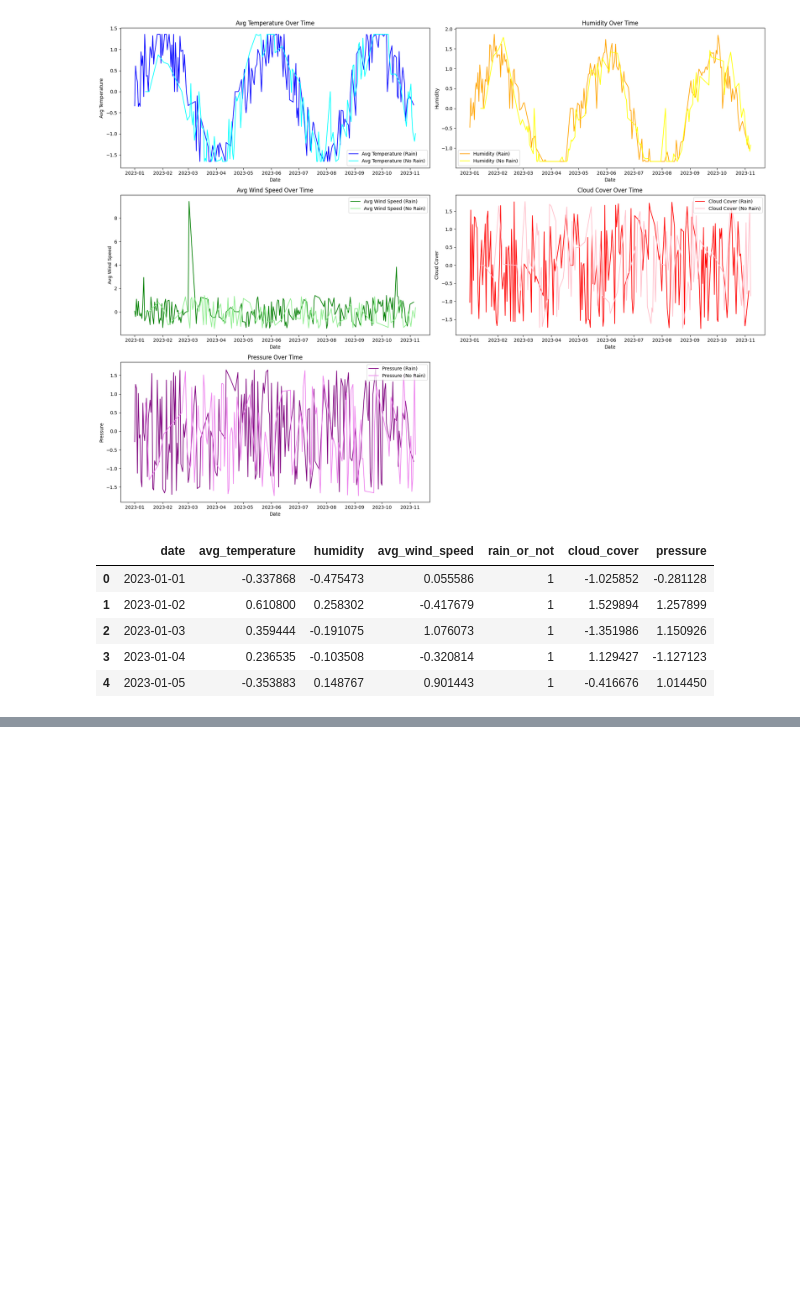
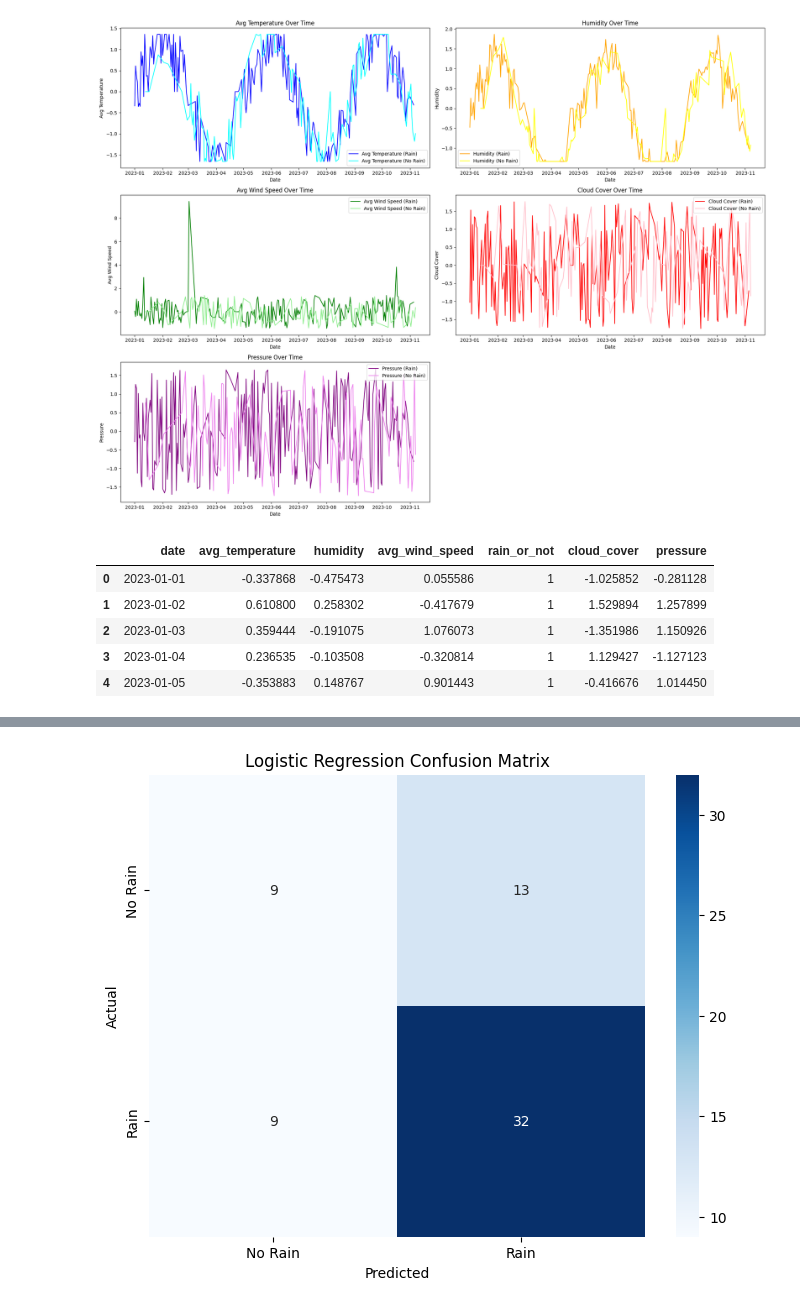
Before and after one commit to rivindu-ashinsa/Intellihack_OutliearRejects_Task1, a Jupyter notebook: Untitled.ipynb, the cells around one changed output, grey strips where cells are left out. Cells and saved outputs as stored; diff of their text form; code cells hidden in the pictures; blank space fills up the shorter version.

Commit message:
model selection

```diff
--- a/Untitled.ipynb
+++ b/Untitled.ipynb
@@ -343,0 +355,94 @@ df_with_date.head()
+# %%
+
+from sklearn.model_selection import train_test_split, cross_val_score, GridSearchCV
+from sklearn.metrics import accuracy_score, classification_report, confusion_matrix
+from sklearn.linear_model import LogisticRegression
+from sklearn.ensemble import RandomForestClassifier
+from sklearn.svm import SVC
+from sklearn.tree import DecisionTreeClassifier
+from sklearn.neighbors import KNeighborsClassifier
+from sklearn.naive_bayes import GaussianNB
+from sklearn.ensemble import GradientBoostingClassifier
+from sklearn.ensemble import AdaBoostClassifier
+from sklearn.ensemble import BaggingClassifier
+from sklearn.ensemble import ExtraTreesClassifier
+from sklearn.ensemble import VotingClassifier
+from sklearn.ensemble import StackingClassifier
+from sklearn.metrics import f1_score
+
+X = df_processed.drop('rain_or_not', axis=1)
+y = df_processed['rain_or_not']
+
+X_train, X_test, y_train, y_test = train_test_split(X, y, test_size=0.2, random_state=42)
+
+models = [
+    ('Logistic Regression', LogisticRegression()),
+    ('Random Forest', RandomForestClassifier()),
+    ('SVM', SVC()),
+    ('Decision Tree', DecisionTreeClassifier()),
+    ('KNN', KNeighborsClassifier()),
+    ('Naive Bayes', GaussianNB()),
+    ('Gradient Boosting', GradientBoostingClassifier()),
+    ('AdaBoost', AdaBoostClassifier()),
+    ('Bagging', BaggingClassifier()),
+    ('Extra Trees', ExtraTreesClassifier())
+]
+
+# for name, model in models:
+#     model.fit(X_train, y_train)
+#     y_pred = model.predict(X_test)
+#     print(f'{name} F1 Score: {f1_score(y_test, y_pred)}')
+
+
+param_grid = {
+    'Logistic Regression': {'C': [0.1, 1, 10]},
+    'Random Forest': {'n_estimators': [50, 100, 200]},
+    'SVM': {'C': [0.1, 1, 10], 'kernel': ['linear', 'rbf']},
+    'Decision Tree': {'max_depth': [None, 10, 20]},
+    'KNN': {'n_neighbors': [3, 5, 7]},
+    'Naive Bayes': {},
+    'Gradient Boosting': {'n_estimators': [50, 100, 200]},
+    'AdaBoost': {'n_estimators': [50, 100, 200]},
+    'Bagging': {'n_estimators': [50, 100, 200]},
+    'Extra Trees': {'n_estimators': [50, 100, 200]}
+}
+
+best_models = {}
+
+for name, model in models:
+    grid_search = GridSearchCV(model, param_grid[name], cv=5, scoring='f1')
+    grid_search.fit(X_train, y_train)
+    best_models[name] = grid_search.best_estimator_
+    y_pred = best_models[name].predict(X_test)
+    print(f'{name} Best Params: {grid_search.best_params_}')
+    print(f'{name} F1 Score: {f1_score(y_test, y_pred)}')
+    con_matrix = confusion_matrix(y_test, y_pred)
+    plt.figure(figsize=(8, 6))
+    sns.heatmap(con_matrix, annot=True, fmt='d', cmap='Blues', xticklabels=['No Rain', 'Rain'], yticklabels=['No Rain', 'Rain'])
+    plt.xlabel('Predicted')
+    plt.ylabel('Actual')
+    plt.title(f'{name} Confusion Matrix')
+    plt.show()
+
+
+
+
+voting_clf = VotingClassifier(estimators=[('lr', best_models['Logistic Regression']),
+                                            ('rf', best_models['Random Forest']),
+                                            ('svm', best_models['SVM']),
+                                            ('dt', best_models['Decision Tree']),
+                                            ('knn', best_models['KNN']),
+                                            ('nb', best_models['Naive Bayes']),
+                                            ('gb', best_models['Gradient Boosting']),
+                                            ('ab', best_models['AdaBoost']),
+                                            ('bc', best_models['Bagging']),
+                                            ('et', best_models['Extra Trees'])],
+                                voting='hard')
+
+voting_clf.fit(X_train, y_train)
+y_pred = voting_clf.predict(X_test)
+print(f'Voting Classifier F1 Score: {f1_score(y_test, y_pred)}')
+
+
+confusion_matrix(y_test, y_pred)
+# %% [output]
@@ -343,0 +451 @@ df_with_date.head()
+[figure, added]
```
Also changed, not shown: parts of 3 cells of this notebook.
